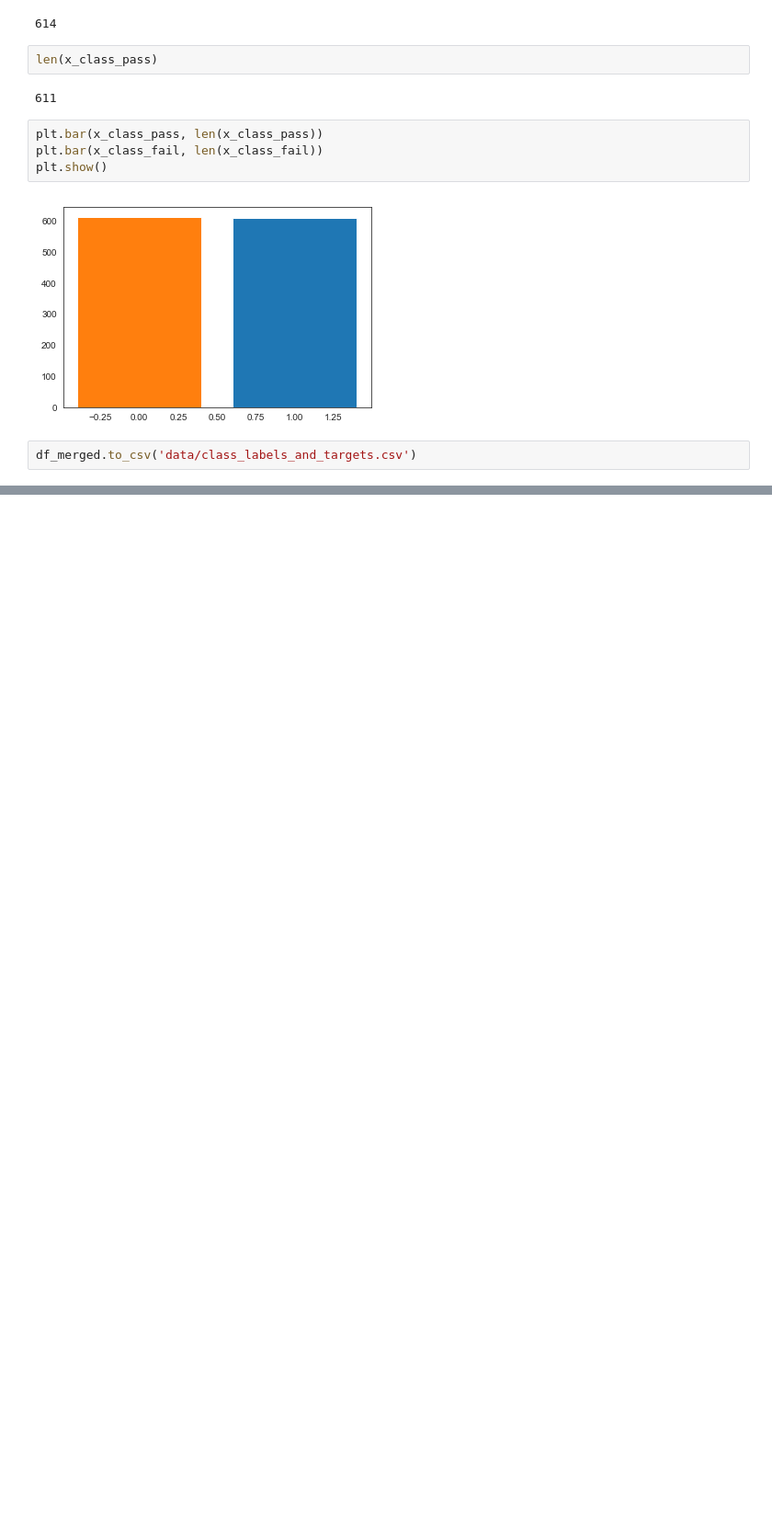
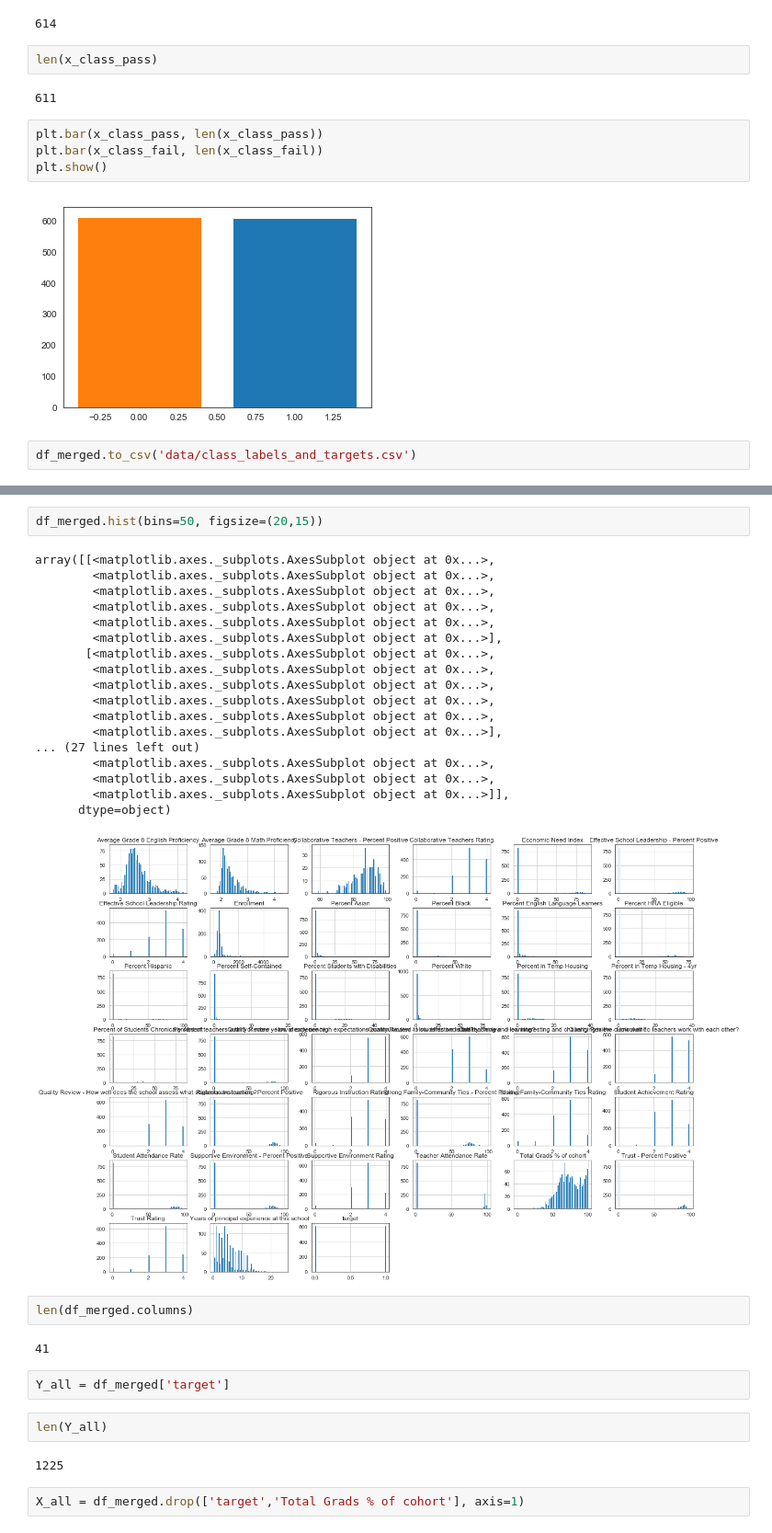
Before and after one commit to markabrennan/NYC-HS-Success, a Jupyter notebook: Prelim-EDA.ipynb, the cells around one changed output, grey strips where cells are left out. Shown at 92% size. Cells and saved outputs as stored; diff of their text form; blank space fills up the shorter version.

```diff
--- a/Prelim-EDA.ipynb
+++ b/Prelim-EDA.ipynb
@@ -1111,0 +1138,33 @@ df_merged.to_csv('data/class_labels_and_targets.csv')
+# %%
+df_merged.hist(bins=50, figsize=(20,15))
+# %% [output]
+array([[<matplotlib.axes._subplots.AxesSubplot object at 0x...>,
+        <matplotlib.axes._subplots.AxesSubplot object at 0x...>,
+        <matplotlib.axes._subplots.AxesSubplot object at 0x...>,
+        <matplotlib.axes._subplots.AxesSubplot object at 0x...>,
+        <matplotlib.axes._subplots.AxesSubplot object at 0x...>,
+        <matplotlib.axes._subplots.AxesSubplot object at 0x...>],
+       [<matplotlib.axes._subplots.AxesSubplot object at 0x...>,
+        <matplotlib.axes._subplots.AxesSubplot object at 0x...>,
+        <matplotlib.axes._subplots.AxesSubplot object at 0x...>,
+        <matplotlib.axes._subplots.AxesSubplot object at 0x...>,
+        <matplotlib.axes._subplots.AxesSubplot object at 0x...>,
+        <matplotlib.axes._subplots.AxesSubplot object at 0x...>],
+... (27 lines left out)
+        <matplotlib.axes._subplots.AxesSubplot object at 0x...>,
+        <matplotlib.axes._subplots.AxesSubplot object at 0x...>,
+        <matplotlib.axes._subplots.AxesSubplot object at 0x...>]],
+      dtype=object)
+[figure, added]
+# %%
+len(df_merged.columns)
+# %% [output]
+41
+# %%
+Y_all = df_merged['target']
+# %%
+len(Y_all)
+# %% [output]
+1225
+# %%
+X_all = df_merged.drop(['target','Total Grads % of cohort'], axis=1)
```
Also changed, not shown: parts of 5 cells of this notebook, 4 other files.
